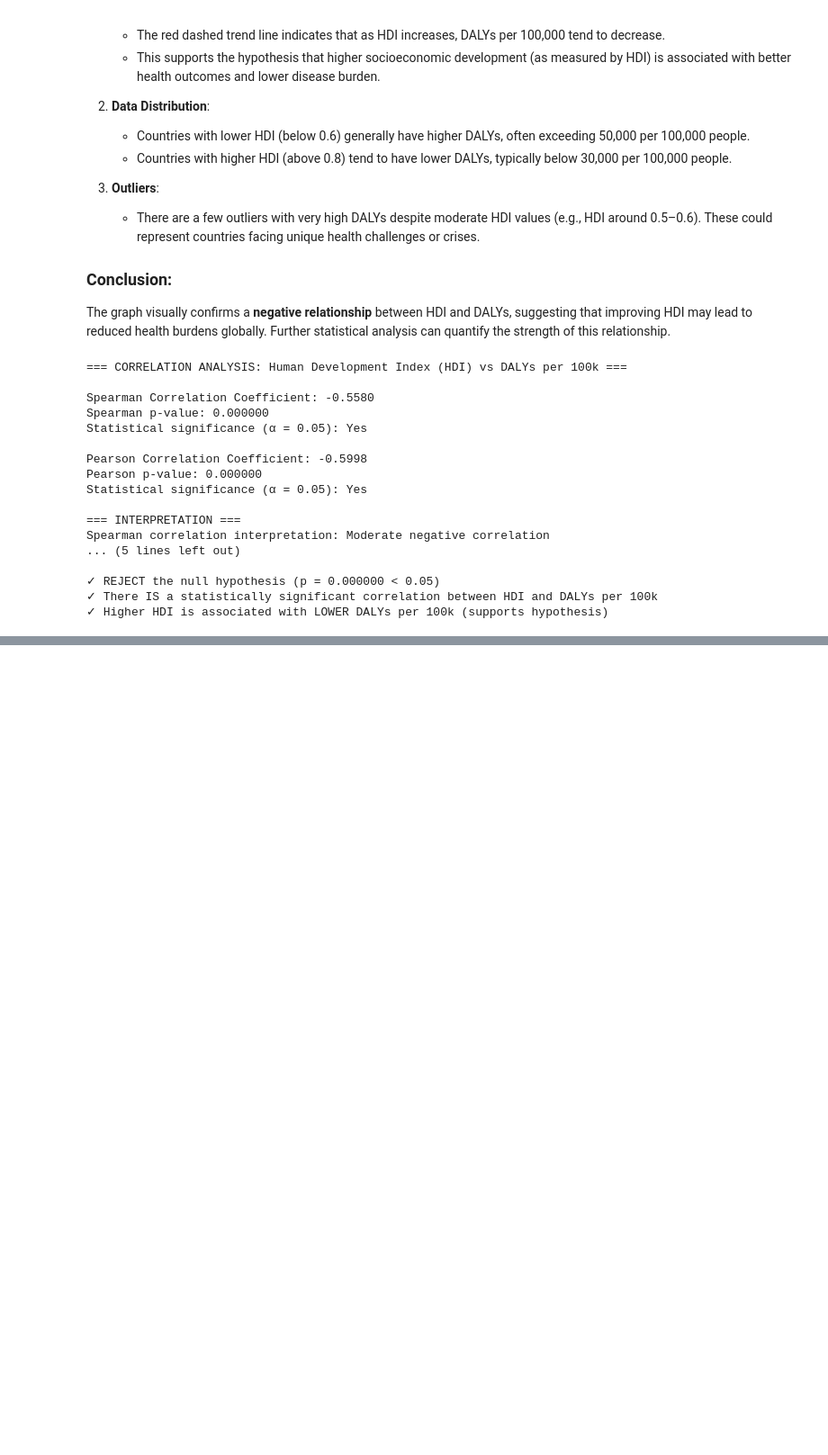
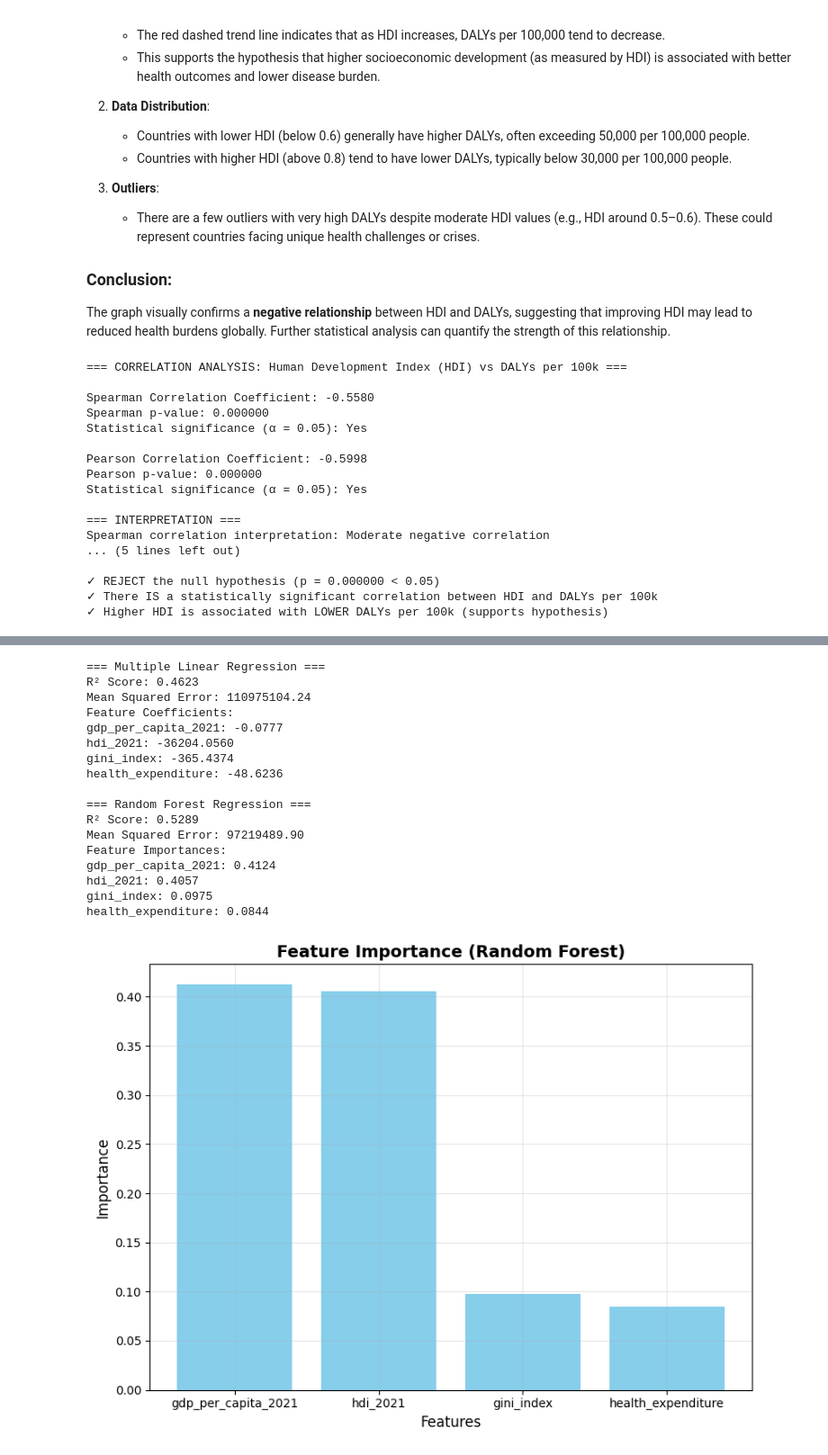
Before and after one commit to AimanIskndr/bdata-daly-socioeconomic, a Jupyter notebook: analysis.ipynb, the cells around one changed output, grey strips where cells are left out. Shown: that part at 90% size. Drawn from its saved outputs; the diff is of its cells as text; code cells hidden in the pictures; blank space fills up the shorter version.

```diff
--- a/analysis.ipynb
+++ b/analysis.ipynb
@@ -430,0 +520,15 @@ Spearman correlation interpretation: Moderate negative correlation
+# %%
+# Merge datasets to create df4
+df4 = dalys_clean.merge(gdp_df[['country', 'gdp_per_capita']], on='country', how='inner')
+df4 = df4.merge(hdi_df[['country', 'hdi']], on='country', how='inner')
+df4 = df4.merge(gini_df, on='country', how='inner')
+df4 = df4.merge(health_exp_df, on='country', how='inner')
+
+# Rename columns for clarity
+df4.columns = ['country', 'dalys_rate_2021', 'gdp_per_capita_2021', 'hdi_2021', 'gini_index', 'health_expenditure']
+
+# Display basic info about df4
+print(f"DataFrame shape: {df4.shape}")
+print(f"Columns: {df4.columns.tolist()}")
+print(f"Countries with complete data: {len(df4)}")
+df4.head()
@@ -430,0 +545,62 @@ Spearman correlation interpretation: Moderate negative correlation
+# %%
+# linear regression
+X = df4[['gdp_per_capita_2021', 'hdi_2021', 'gini_index', 'health_expenditure']]
+y = df4['dalys_rate_2021']
+
+# Split data into training and testing sets
+X_train, X_test, y_train, y_test = train_test_split(X, y, test_size=0.2, random_state=42)
+
+# Multiple Linear Regression
+linear_model = LinearRegression()
+linear_model.fit(X_train, y_train)
+y_pred_linear = linear_model.predict(X_test)
+
+# Evaluate Linear Regression
+print("=== Multiple Linear Regression ===")
+print(f"R² Score: {r2_score(y_test, y_pred_linear):.4f}")
+print(f"Mean Squared Error: {mean_squared_error(y_test, y_pred_linear):.2f}")
+print("Feature Coefficients:")
+for feature, coef in zip(X.columns, linear_model.coef_):
+    print(f"{feature}: {coef:.4f}")
+
+# Feature Importance using Random Forest
+rf_model = RandomForestRegressor(random_state=42)
+rf_model.fit(X_train, y_train)
+y_pred_rf = rf_model.predict(X_test)
+
+# Evaluate Random Forest
+print("\n=== Random Forest Regression ===")
+print(f"R² Score: {r2_score(y_test, y_pred_rf):.4f}")
+print(f"Mean Squared Error: {mean_squared_error(y_test, y_pred_rf):.2f}")
+print("Feature Importances:")
+for feature, importance in zip(X.columns, rf_model.feature_importances_):
+    print(f"{feature}: {importance:.4f}")
+
+# Plot Feature Importance
+plt.figure(figsize=(8, 6))
+plt.bar(X.columns, rf_model.feature_importances_, color='skyblue')
+plt.title('Feature Importance (Random Forest)', fontsize=14, fontweight='bold')
+plt.ylabel('Importance', fontsize=12)
+plt.xlabel('Features', fontsize=12)
+plt.grid(alpha=0.3)
+plt.tight_layout()
+plt.show()
+# %% [output]
+=== Multiple Linear Regression ===
+R² Score: 0.4623
+Mean Squared Error: 110975104.24
+Feature Coefficients:
+gdp_per_capita_2021: -0.0777
+hdi_2021: -36204.0560
+gini_index: -365.4374
+health_expenditure: -48.6236
+
+=== Random Forest Regression ===
+R² Score: 0.5289
+Mean Squared Error: 97219489.90
+Feature Importances:
+gdp_per_capita_2021: 0.4124
+hdi_2021: 0.4057
+gini_index: 0.0975
+health_expenditure: 0.0844
+[figure, added]
```
Also changed, not shown: parts of 17 cells of this notebook, 6 other files.
